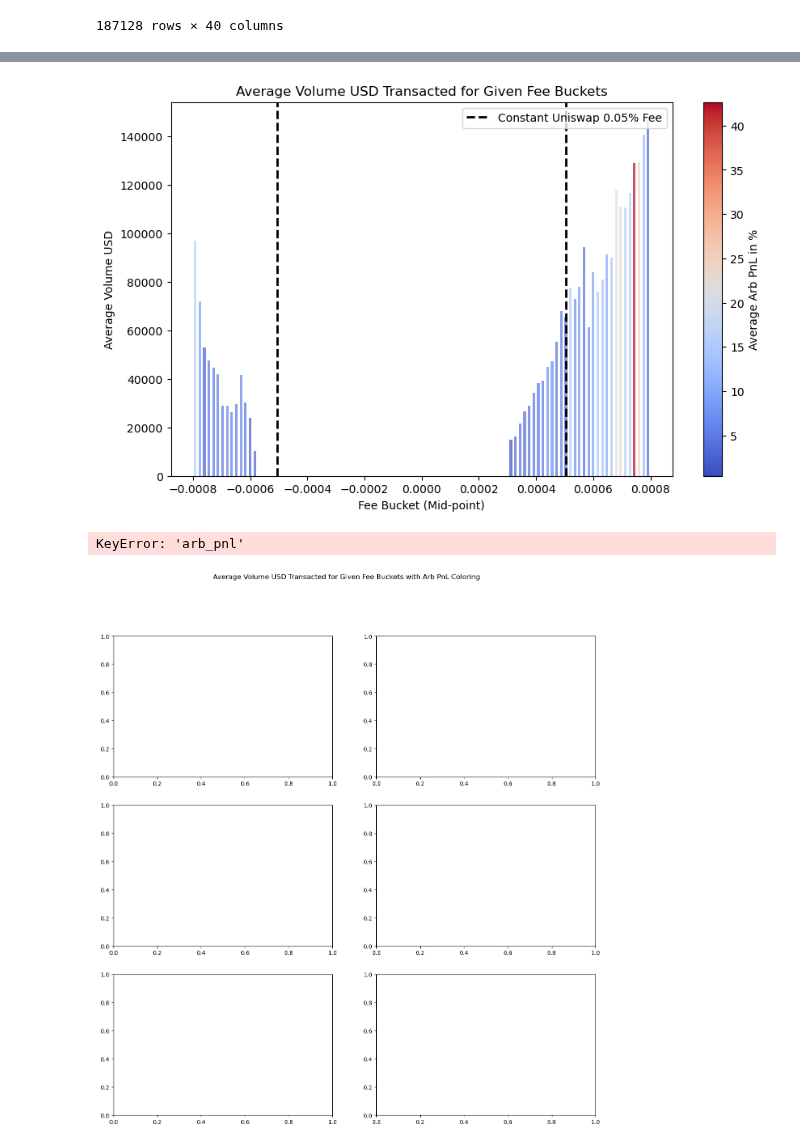
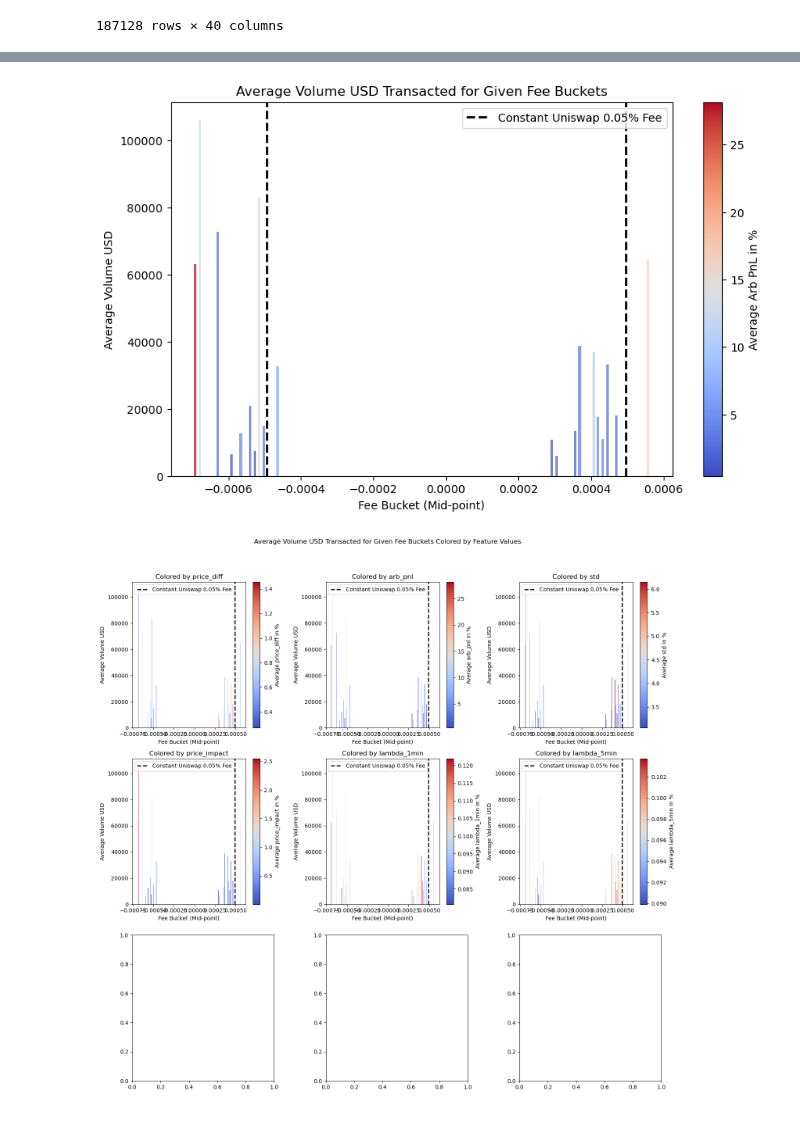
Before and after one commit to Armand-Morin/afp-berkeley-dynamic-fee-defi-amm, a Jupyter notebook: compact_model.ipynb, the cells around one changed output, grey strips where cells are left out. Cells and saved outputs as stored; diff of their text form; code cells hidden in the pictures.

```diff
--- a/compact_model.ipynb
+++ b/compact_model.ipynb
@@ -109,13 +106,13 @@ data = data.dropna()
 
 features = [#'LVR_nbtoken',
             #'price_diff',
-            #'arb_pnl',
-            'std',
-            'price_impact',
+            'arb_pnl',
+            #'std',
+            #'price_impact',
             #'mean_rol_amount', 'avg_gas',  'rol_amountUSD',
-            'lambda_1min',# 'rol_1min_span', 'rol_1m_trade_count',
-            'lambda_5min',# 'rol_5min_span', 'rol_5m_trade_count',
-            'amountUSD',
+            #'lambda_1min',# 'rol_1min_span', 'rol_1m_trade_count',
+            #'lambda_5min',# 'rol_5min_span', 'rol_5m_trade_count',
+            #'amountUSD',
             ]
 target = 'target_fee' # 'tcost_usd'
 
@@ -448,6 +451,0 @@ plt.show()
-# %%
-# Adjusting bins to a higher value for finer granularity
-metrics['fee_bucket'] = pd.cut(metrics['combined_fee'], bins=100)  # Adjusted number of bins from 10 to 20
-
-# Calculate the average 'volumeUSD' for each bucket
-agg_metrics = metrics.groupby('fee_bucket')[features].mean().reset_index()
@@ -506,46 +488,58 @@ plt.legend()
 
 plt.show()
 # %% [output]
-[figure, old version]
+[figure, new version]
 # %%
 import matplotlib.pyplot as plt
 from matplotlib.cm import coolwarm
 from matplotlib.colors import Normalize
 
+try:
+    features.remove('amountUSD')
+except ValueError:
+    pass
+
+if 'volumeUSD' not in features:
+    features.append('volumeUSD')
+
 # Prepare the grid
 num_features = len(features)
-cols = 2  # Assuming you want 2 columns for a side-by-side comparison
+cols = 3  # Adjust the number of columns as needed for your grid layout
 rows = num_features // cols + (num_features % cols > 0)
 
 fig, axs = plt.subplots(rows, cols, figsize=(15, 5 * rows))
-fig.suptitle('Average Volume USD Transacted for Given Fee Buckets with Arb PnL Coloring')
+fig.suptitle('Average Volume USD Transacted for Given Fee Buckets Colored by Feature Values')
 
-# Normalize 'arb_pnl' for coloring
-arb_pnl_norm = Normalize(vmin=agg_metrics['arb_pnl'].abs().min(), vmax=agg_metrics['arb_pnl'].abs().max())
-colors = coolwarm(arb_pnl_norm(agg_metrics['arb_pnl'].abs()))
+for i, feat in enumerate(features):
+    if feat == 'volumeUSD':
+        continue
+    # Calculate the average 'volumeUSD' and current feature for each bucket
+    agg_metrics = metrics.groupby('fee_bucket')[['volumeUSD', feat]].mean().reset_index()
+    agg_metrics['fee_bucket_mid'] = agg_metrics['fee_bucket'].apply(lambda x: x.mid).astype(float)
 
-# Plot each feature in its subplot
-for i, feat in enumerate(features):
-    ax = axs[i % rows, i // rows] if num_features > 1 else axs
+    # Normalize the current feature's absolute values for coloring
+    arb_pnl_norm = Normalize(vmin=agg_metrics[feat].abs().min(), vmax=agg_metrics[feat].abs().max())
+    colors = coolwarm(arb_pnl_norm(agg_metrics[feat].abs()))
 
-    ax.bar(agg_metrics['fee_bucket_mid'], agg_metrics[feat], alpha=0.7, color=colors, width=np.min(np.diff(agg_metrics['fee_bucket_mid']))/1.8)
+    # Determine the appropriate subplot
+    ax = axs.flatten()[i]
 
-    # Add vertical lines for specific fee buckets
+    # Plot
+    ax.bar(agg_metrics['fee_bucket_mid'], agg_metrics['volumeUSD'].astype('float'), alpha=0.7, color=colors, width=np.min(np.diff(agg_metrics['fee_bucket_mid']))/1.8)
+    ax.set_title(f'Colored by {feat}')
+    ax.set_xlabel('Fee Bucket (Mid-point)')
+    ax.set_ylabel('Average Volume USD')
+    plt.colorbar(plt.cm.ScalarMappable(norm=arb_pnl_norm, cmap=coolwarm), ax=ax, label=f'Average {feat} in %')
+
+    # Mark specific fee buckets
     closest_mid_point = agg_metrics['fee_bucket_mid'].sub(0.0005).abs().idxmin()
     x_value_for_line = agg_metrics.loc[closest_mid_point, 'fee_bucket_mid']
     ax.axvline(x=x_value_for_line, color='black', linestyle='--', linewidth=2, label='Constant Uniswap 0.05% Fee')
-    ax.axvline(x=-x_value_for_line, color='black', linestyle='--', linewidth=2)  # If needed for symmetry
-
-    ax.set_title(feat)
-    ax.set_xlabel('Fee Bucket (Mid-point)')
-    ax.set_ylabel('Average Volume USD')
     ax.legend()
 
-# Add a colorbar to the last plot to explain the coloring scheme
-fig.colorbar(plt.cm.ScalarMappable(norm=arb_pnl_norm, cmap=coolwarm), ax=axs, orientation='vertical', label='Average Arb PnL in %')
+# Adjust layout
+plt.tight_layout(rect=[0, 0.03, 1, 0.95])
 
-plt.tight_layout(rect=[0, 0.03, 1, 0.95])
 plt.show()
 # %% [output]
-KeyError: 'arb_pnl'
-[figure, old version]
+[figure, new version]
```
Also changed, not shown: parts of 8 cells of this notebook.
